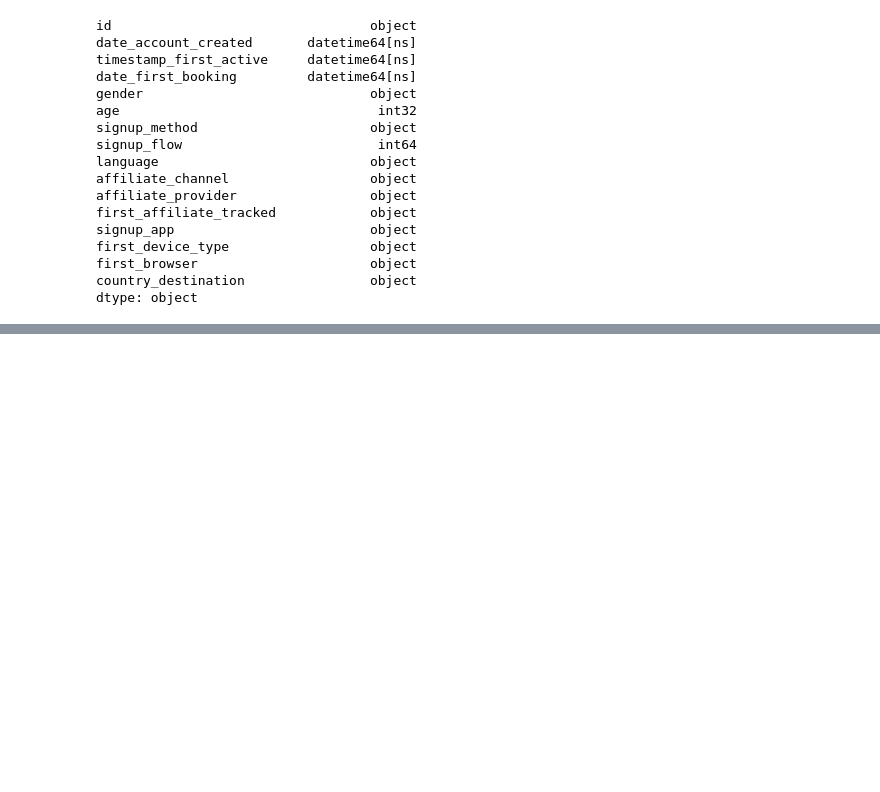
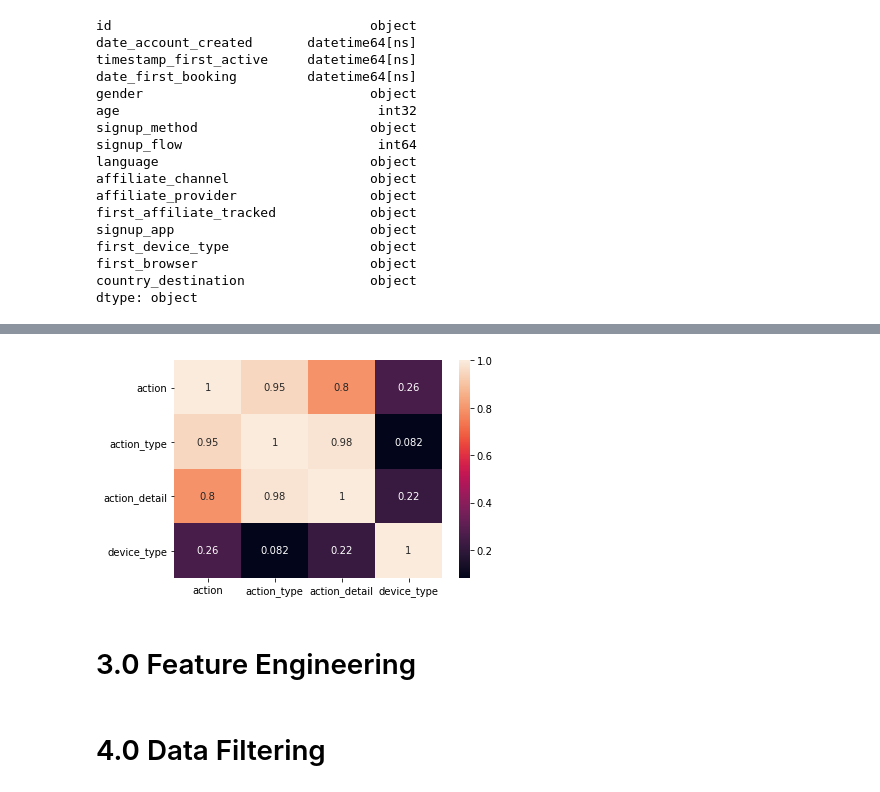
Before and after one commit to FabioCaffarello/airbnb-first-booking, a Jupyter notebook: 02-Notebooks/cycle01_airbnb_first_booking.ipynb, the cells around one changed output, grey strips where cells are left out. Drawn from its saved outputs; the diff is of its cells as text; code cells hidden in the pictures; blank space fills up the shorter version.

```diff
--- a/02-Notebooks/cycle01_airbnb_first_booking.ipynb
+++ b/02-Notebooks/cycle01_airbnb_first_booking.ipynb
@@ -335,0 +321,10 @@ X_train, X_test, y_train, y_test = train_test_split(
+# %%
+## Users
+num_attributes = df_train_01.select_dtypes(include=['int32', 'int64', 'float64'])
+cat_attributes = df_train_01.select_dtypes(exclude=['int32','int64', 'float64', 'datetime64[ns]'])
+time_attributes = df_train_01.select_dtypes(include=['datetime64[ns]'])
+
+## Sessions
+num_attributes_sessions = df_sessions_01.select_dtypes(include=['int32', 'int64', 'float64'])
+cat_attributes_sessions = df_sessions_01.select_dtypes(exclude=['int32','int64', 'float64', 'datetime64[ns]'])
+time_attributes_sessions = df_sessions_01.select_dtypes(include=['datetime64[ns]'])
@@ -335,0 +396,29 @@ X_train, X_test, y_train, y_test = train_test_split(
+# %%
+# list of attributes for Cramer's V correlation
+cat_attributes_list = cat_attributes_sessions.drop('user_id', axis=1).columns.tolist()
+
+corr_dict = {}
+for i in range(len(cat_attributes_list)):
+    corr_list = []
+    for j in range(len(cat_attributes_list)):
+        ref = cat_attributes_list[i]
+        feat = cat_attributes_list[j]
+
+        # correlation
+        corr = cramer_v(cat_attributes_sessions[ref], cat_attributes_sessions[feat])
+
+        # append list
+        corr_list.append(corr)
+
+    # append correlation list for each ref attributes
+    corr_dict[ref] = corr_list
+
+#d = pd.DataFrame(corr_dict)
+# %%
+d = pd.DataFrame(corr_dict)
+d = d.set_index(d.columns)
+sns.heatmap(d, annot=True);
+# %% [output]
+[figure, added]
+# %% [markdown]
+# 3.0 Feature Engineering
@@ -335,0 +440,2 @@ X_train, X_test, y_train, y_test = train_test_split(
+# %% [markdown]
+# 4.0 Data Filtering
```
Also changed, not shown: parts of 80 cells of this notebook.
